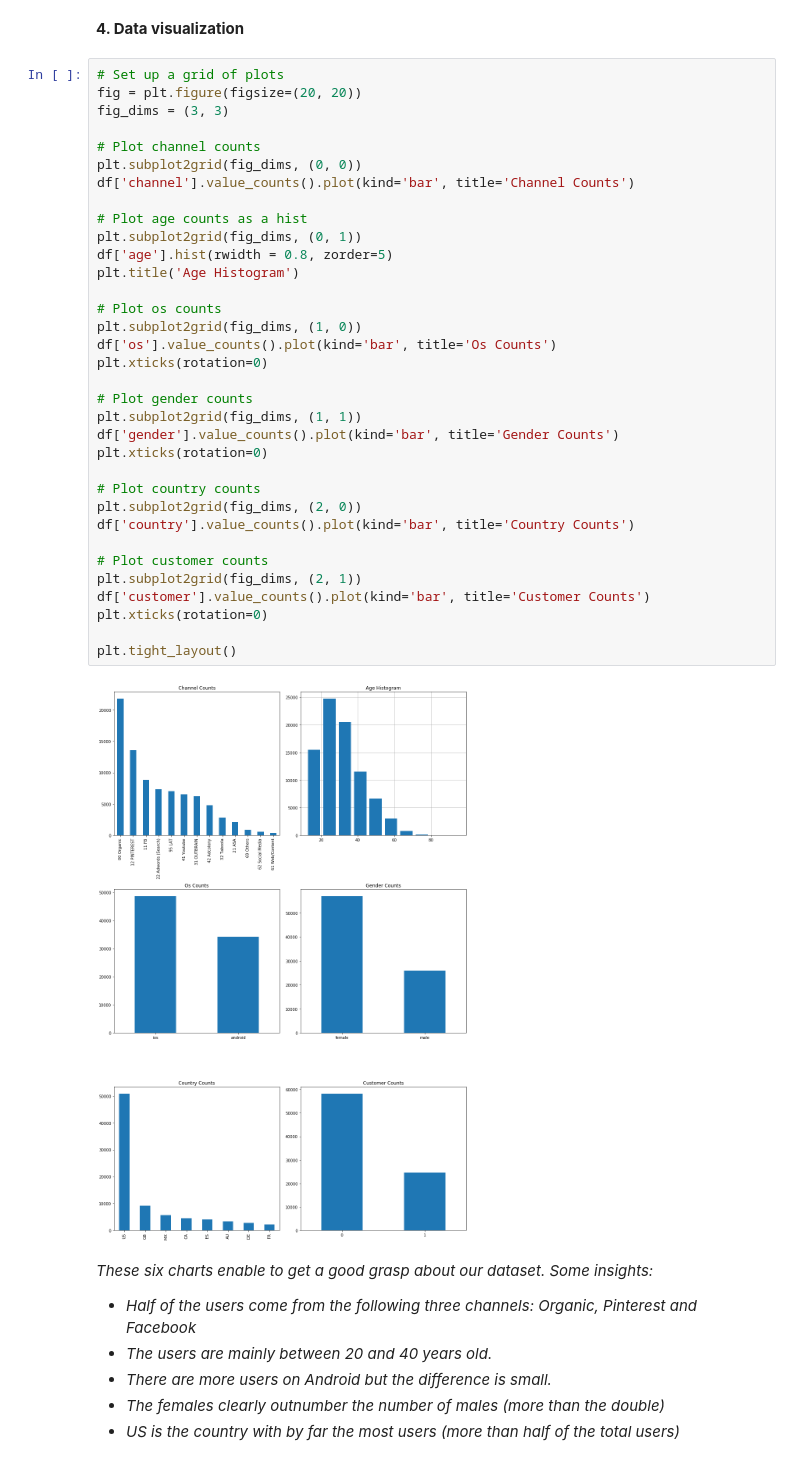
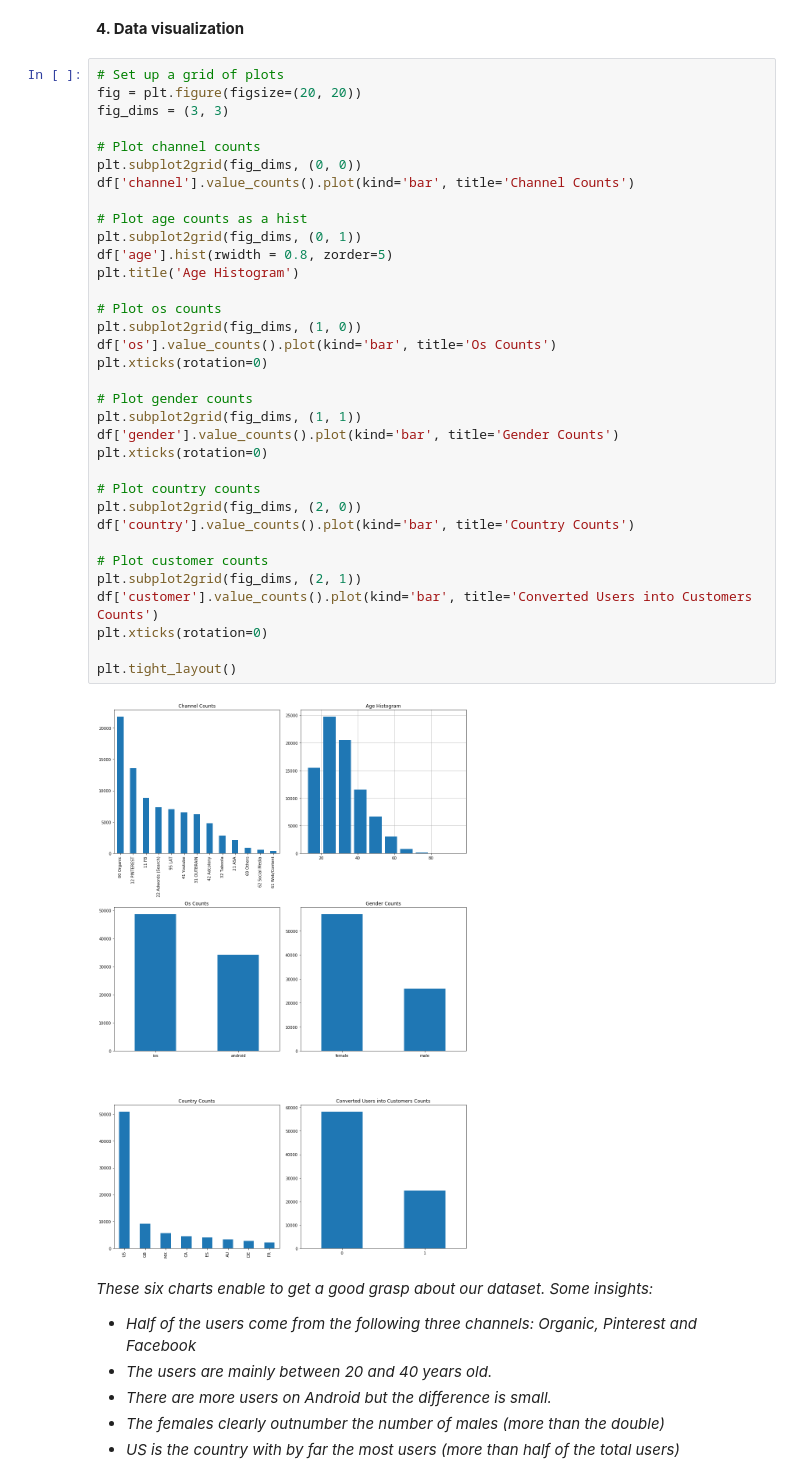
Before and after one commit to Charles1104/8fit, a Jupyter notebook: charles_verleyen_analysis_predictions.ipynb, the cells around one changed output. Drawn from its saved outputs; the diff is of its cells as text.

```diff
--- a/charles_verleyen_analysis_predictions.ipynb
+++ b/charles_verleyen_analysis_predictions.ipynb
@@ -138,35 +148,35 @@ fig_dims = (3, 3)
 
 # Plot channel counts
 plt.subplot2grid(fig_dims, (0, 0))
 df['channel'].value_counts().plot(kind='bar', title='Channel Counts')
 
 # Plot age counts as a hist
 plt.subplot2grid(fig_dims, (0, 1))
 df['age'].hist(rwidth = 0.8, zorder=5)
 plt.title('Age Histogram')
 
 # Plot os counts
 plt.subplot2grid(fig_dims, (1, 0))
 df['os'].value_counts().plot(kind='bar', title='Os Counts')
 plt.xticks(rotation=0)
 
 # Plot gender counts
 plt.subplot2grid(fig_dims, (1, 1))
 df['gender'].value_counts().plot(kind='bar', title='Gender Counts')
 plt.xticks(rotation=0)
 
 # Plot country counts
 plt.subplot2grid(fig_dims, (2, 0))
 df['country'].value_counts().plot(kind='bar', title='Country Counts')
 
 # Plot customer counts
 plt.subplot2grid(fig_dims, (2, 1))
-df['customer'].value_counts().plot(kind='bar', title='Customer Counts')
+df['customer'].value_counts().plot(kind='bar', title='Converted Users into Customers Counts')
 plt.xticks(rotation=0)
 
 plt.tight_layout()
 # %% [output]
-[figure, old version]
+[figure, new version]
 # %% [markdown]
 *These six charts enable to get a good grasp about our dataset. Some insights:*
 - *Half of the users come from the following three channels: Organic, Pinterest and Facebook*
```
Also changed, not shown: parts of 28 cells of this notebook.
